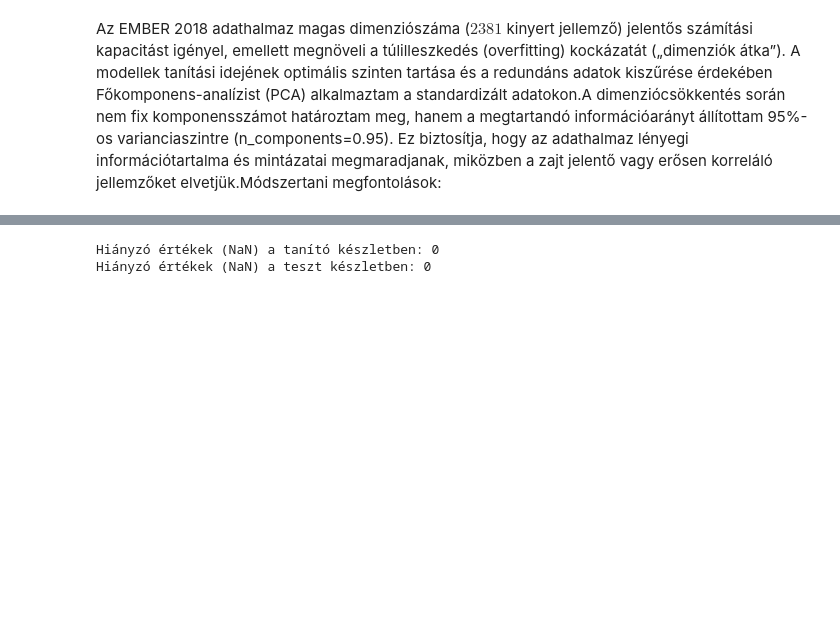
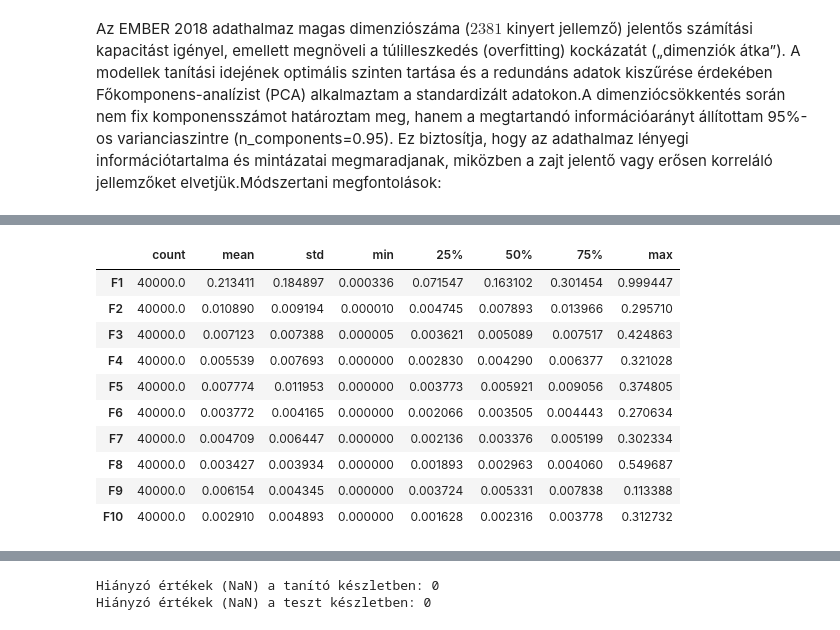
Before and after one commit to RaczNikoletta/Artificial-intelligence, a Jupyter notebook: PE_SupervisedML/beadando2.ipynb, the cells around one changed output, grey strips where cells are left out. Drawn from its saved outputs; the diff is of its cells as text; code cells hidden in the pictures; blank space fills up the shorter version.

```diff
--- a/PE_SupervisedML/beadando2.ipynb
+++ b/PE_SupervisedML/beadando2.ipynb
@@ -204,0 +271,16 @@ Az EMBER 2018 adathalmaz magas dimenziószáma ($2381$ kinyert jellemző) jelent
+# %%
+selected_features = df_train.columns[:10]
+
+df_train[selected_features].describe().T
+# %% [output]
+|  | count | mean | std | min | 25% | 50% | 75% | max |
+| F1 | 40000.0 | 0.213411 | 0.184897 | 0.000336 | 0.071547 | 0.163102 | 0.301454 | 0.999447 |
+| F2 | 40000.0 | 0.010890 | 0.009194 | 0.000010 | 0.004745 | 0.007893 | 0.013966 | 0.295710 |
+| F3 | 40000.0 | 0.007123 | 0.007388 | 0.000005 | 0.003621 | 0.005089 | 0.007517 | 0.424863 |
+| F4 | 40000.0 | 0.005539 | 0.007693 | 0.000000 | 0.002830 | 0.004290 | 0.006377 | 0.321028 |
+| F5 | 40000.0 | 0.007774 | 0.011953 | 0.000000 | 0.003773 | 0.005921 | 0.009056 | 0.374805 |
+| F6 | 40000.0 | 0.003772 | 0.004165 | 0.000000 | 0.002066 | 0.003505 | 0.004443 | 0.270634 |
+| F7 | 40000.0 | 0.004709 | 0.006447 | 0.000000 | 0.002136 | 0.003376 | 0.005199 | 0.302334 |
+| F8 | 40000.0 | 0.003427 | 0.003934 | 0.000000 | 0.001893 | 0.002963 | 0.004060 | 0.549687 |
+| F9 | 40000.0 | 0.006154 | 0.004345 | 0.000000 | 0.003724 | 0.005331 | 0.007838 | 0.113388 |
+| F10 | 40000.0 | 0.002910 | 0.004893 | 0.000000 | 0.001628 | 0.002316 | 0.003778 | 0.312732 |
```
Also changed, not shown: parts of 14 cells of this notebook.
